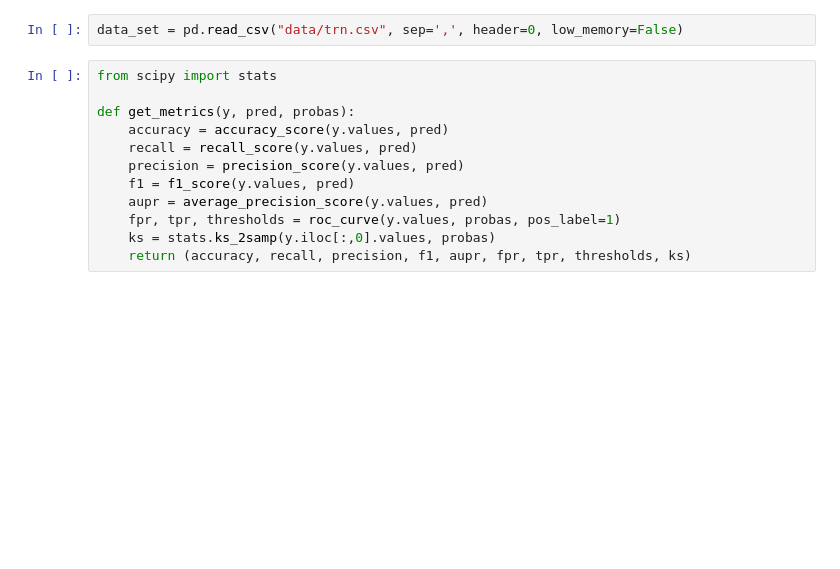
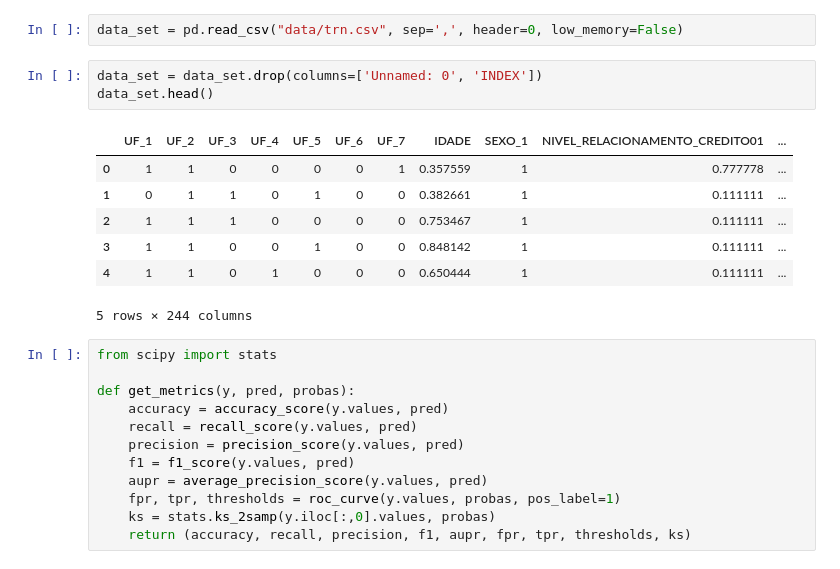
Before and after one commit to wba25/projeto-redes-neurais, a Jupyter notebook: GradientBoosting.ipynb, the cells around one changed output. Cells and saved outputs as stored; diff of their text form; blank space fills up the shorter version.

```diff
--- a/GradientBoosting.ipynb
+++ b/GradientBoosting.ipynb
@@ -18,6 +18,17 @@ import matplotlib.pyplot as plt
 import seaborn as sns
 # %%
 data_set = pd.read_csv("data/trn.csv", sep=',', header=0, low_memory=False)
+# %%
+data_set = data_set.drop(columns=['Unnamed: 0', 'INDEX'])
+data_set.head()
+# %% [output]
+|  | UF_1 | UF_2 | UF_3 | UF_4 | UF_5 | UF_6 | UF_7 | IDADE | SEXO_1 | NIVEL_RELACIONAMENTO_CREDITO01 | ... |
+| 0 | 1 | 1 | 0 | 0 | 0 | 0 | 1 | 0.357559 | 1 | 0.777778 | ... |
+| 1 | 0 | 1 | 1 | 0 | 1 | 0 | 0 | 0.382661 | 1 | 0.111111 | ... |
+| 2 | 1 | 1 | 1 | 0 | 0 | 0 | 0 | 0.753467 | 1 | 0.111111 | ... |
+| 3 | 1 | 1 | 0 | 0 | 1 | 0 | 0 | 0.848142 | 1 | 0.111111 | ... |
+| 4 | 1 | 1 | 0 | 1 | 0 | 0 | 0 | 0.650444 | 1 | 0.111111 | ... |
+5 rows × 244 columns
 # %%
 from scipy import stats
 
```
Also changed, not shown: parts of 16 cells of this notebook, 1 other file.
